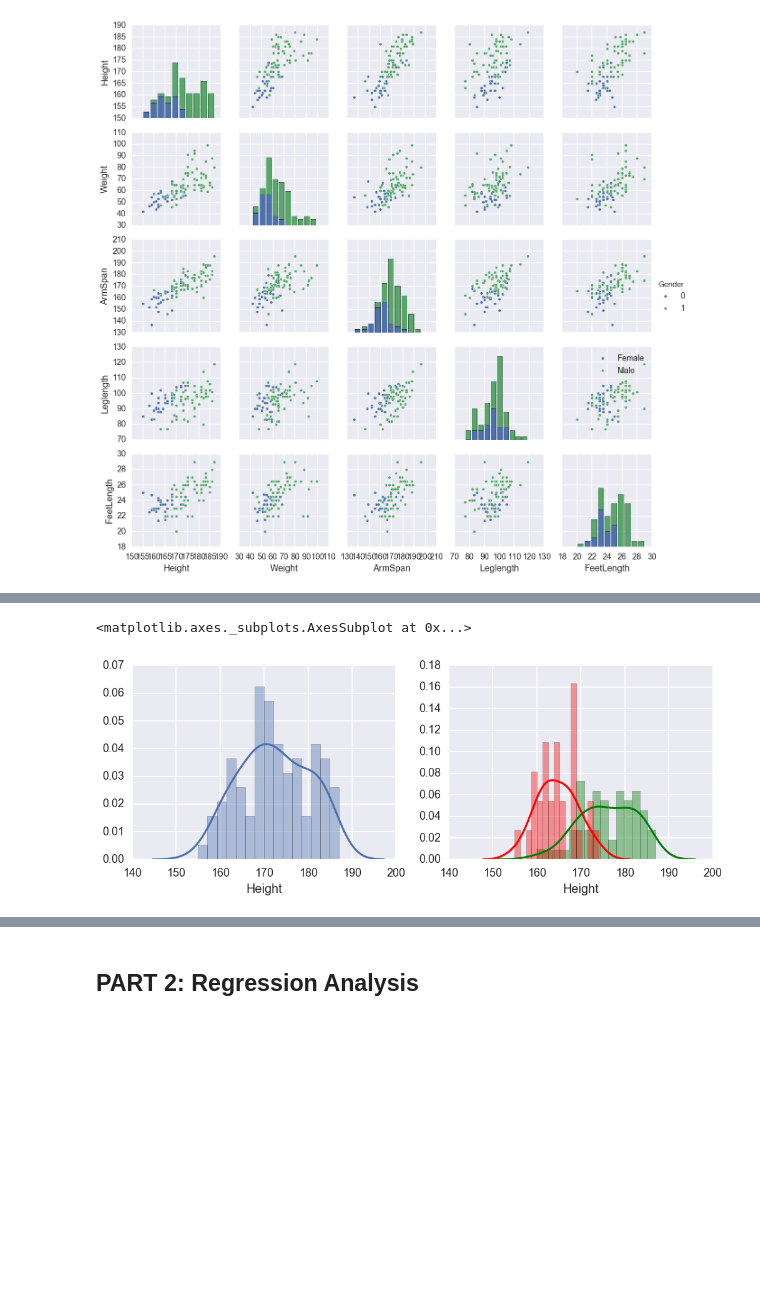
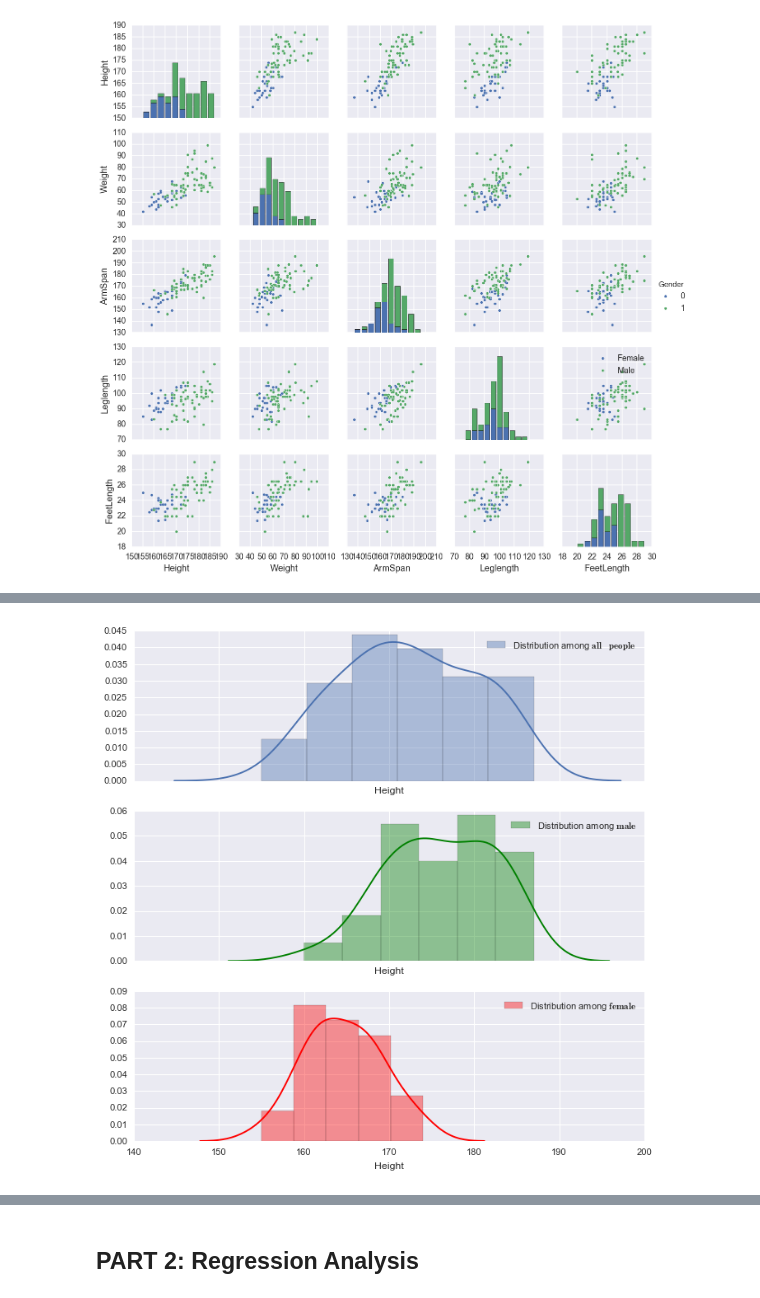
Before and after one commit to brillliantz/Statistics, a Jupyter notebook: EDA_and_Regression_on_Height.ipynb, the cells around one changed output, grey strips where cells are left out. Saved outputs shown, nothing was run; the diff lists cells and outputs as text; code cells hidden in the pictures; blank space fills up the shorter version.

```diff
--- a/EDA_and_Regression_on_Height.ipynb
+++ b/EDA_and_Regression_on_Height.ipynb
@@ -359,8 +390,17 @@ Index
 # %%
-fig, (ax1, ax2) = plt.subplots(1, 2, figsize=(12, 4))
-sns.distplot(raw['Height'], bins=15, ax=ax1)
-sns.distplot(raw_male['Height'], bins=15, ax=ax2, color='g')
-sns.distplot(raw_female['Height'], bins=15, ax=ax2, color='r')
+sns.set_context('paper')
+
+fig, (ax1, ax2, ax3) = plt.subplots(3, 1, figsize=(8, 8), sharex=True)
+
+sns.distplot(raw['Height'], ax=ax1, label=r'Distribution among $\mathbf{all \quad people}$')
+ax1.legend(loc='best')
+sns.distplot(raw_male['Height'], ax=ax2, color='g', label=r'Distribution among $\mathbf{male}$')
+ax2.legend(loc='best')
+sns.distplot(raw_female['Height'], ax=ax3, color='r', label=r'Distribution among $\mathbf{female}$')
+ax3.legend(loc='best')
+
+plt.show()
+
+sns.set_context('poster')
 # %% [output]
-<matplotlib.axes._subplots.AxesSubplot at 0x...>
-[figure, old version]
+[figure, new version]
```
Also changed, not shown: parts of 32 cells of this notebook.
